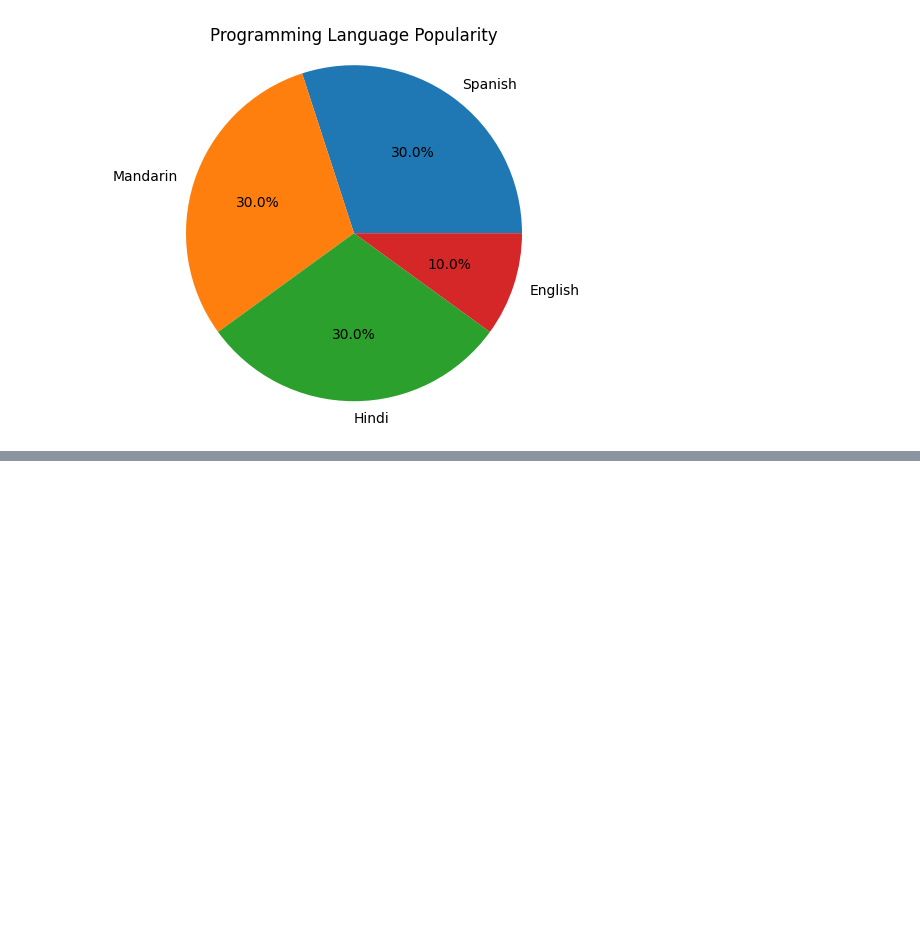
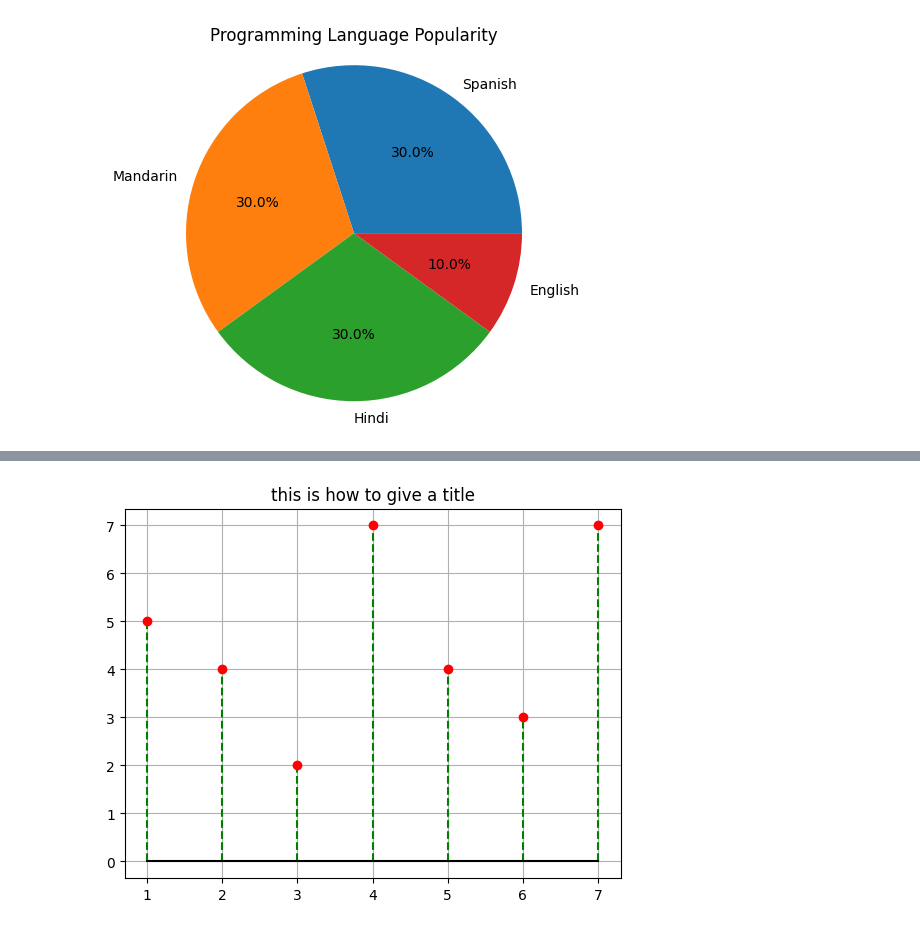
Before and after one commit to ARYANPATEL-BIT/learn-Pandas, a Jupyter notebook: matlotlibi_1.ipynb, the cells around one changed output, grey strips where cells are left out. Saved outputs shown, nothing was run; the diff lists cells and outputs as text; code cells hidden in the pictures; blank space fills up the shorter version.

```diff
--- a/matlotlibi_1.ipynb
+++ b/matlotlibi_1.ipynb
@@ -175,0 +187,9 @@ plt.show()
+# %%
+x = np.arange(1,8)
+y = np.array([5,4,2,7,4,3,7])
+plt.stem(x, y, linefmt='g--', markerfmt='ro', basefmt='k-')
+plt.grid(True)
+plt.title('this is how to give a title')
+plt.show()
+# %% [output]
+[figure, added]
```
Also changed, not shown: parts of 7 cells of this notebook.
